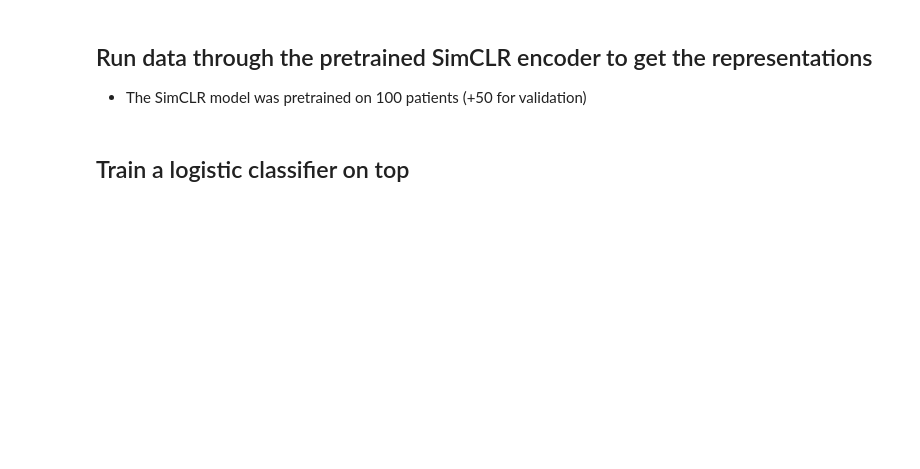
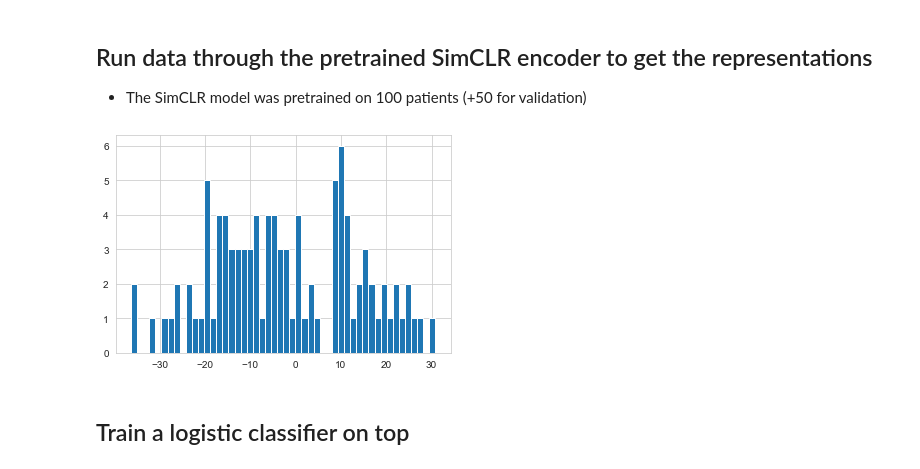
Before and after one commit to TomS55555/thesis, a Jupyter notebook: results/simclr_cnn_test.ipynb, the cells around one changed output. Saved outputs shown, nothing was run; the diff lists cells and outputs as text; code cells hidden in the pictures; blank space fills up the shorter version.

```diff
--- a/results/simclr_cnn_test.ipynb
+++ b/results/simclr_cnn_test.ipynb
@@ -38,14 +40,16 @@ dm.setup()
 ## Run data through the pretrained SimCLR encoder to get the representations
 - The SimCLR model was pretrained on 100 patients (+50 for validation)
 # %%
-encoder_path = "../trained_models/simclr05.ckpt"
+encoder_path = "../trained_models/cnn_simclr01.ckpt"
 pretrained_model = load_model(SimCLR, encoder_path)  # Load pretrained simclr model
 simclr_dm = SimCLRdataModule(pretrained_model, dm, data_args['batch_size'], data_args['num_workers'], device)
 # %%
 ## Analyse the features: histogram and t-SNE plot
-feature = next(iter(simclr_dm.train_dataloader()))[0]
+feature = next(iter(simclr_dm.train_dataloader()))[0][0]
 plt.hist(np.asarray(feature), bins=50)
 plt.show()
+# %% [output]
+[figure, added]
 # %%
 tsne = TSNE(n_components=2, n_iter=300, verbose=1, perplexity=125)
 x = torch.cat(list(dm.train_dataloader())[0])
```
Also changed, not shown: parts of 6 cells of this notebook, 8 other files.
